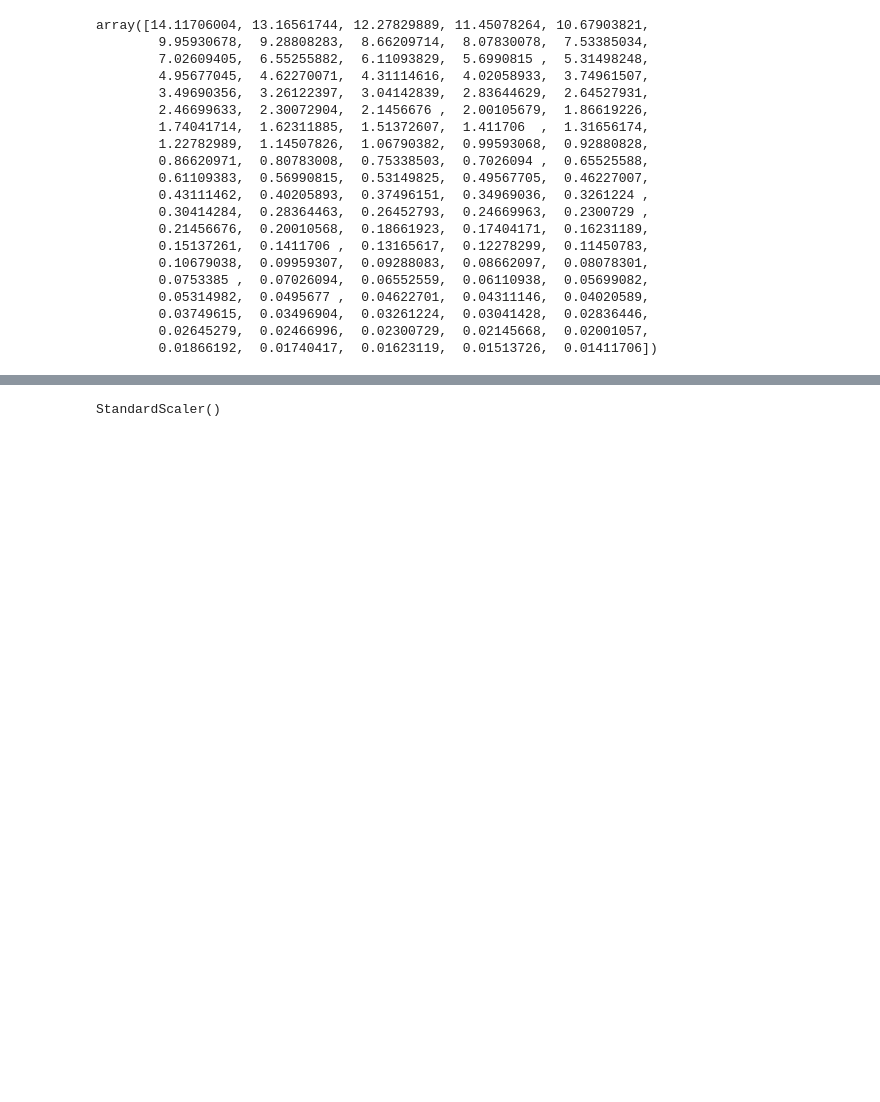
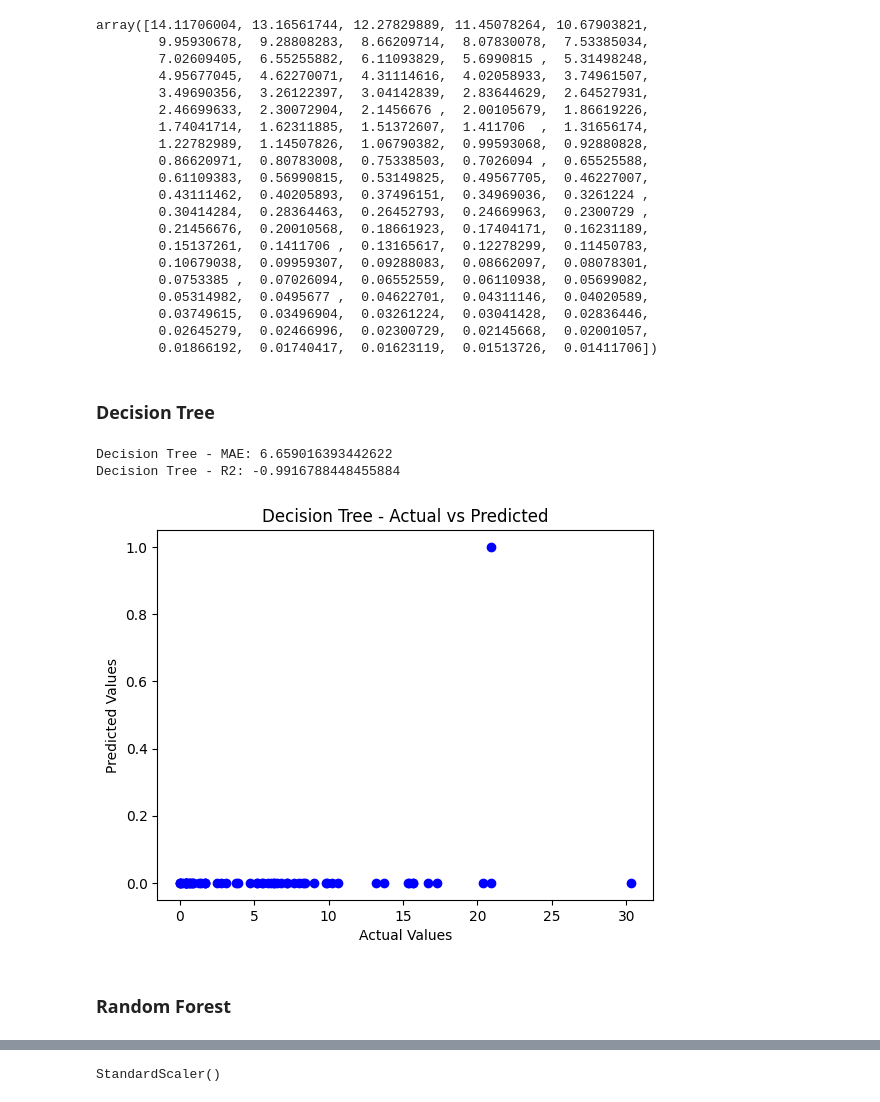
Before and after one commit to Megha-Chakraborty/Forest-Fire-Risk-Prediction, a Jupyter notebook: notebooks/3.0-Model Training.ipynb, the cells around one changed output, grey strips where cells are left out. Drawn from its saved outputs; the diff is of its cells as text; code cells hidden in the pictures; blank space fills up the shorter version.

```diff
--- a/notebooks/3.0-Model Training.ipynb
+++ b/notebooks/3.0-Model Training.ipynb
@@ -22,7 +22,7 @@ Index(['day', 'month', 'year', 'Temperature', 'RH', 'Ws', 'Rain', 'FFMC',
       dtype='object')
 # %%
 ##drop month,day and yyear
-df.drop(['day','month','year'],axis=1,inplace=True)
+df.drop(['day', 'month', 'year'], axis=1, inplace=True, errors='ignore')
 # %%
 df.head()
 # %% [output]
@@ -355,3 +355,5 @@ array([14.11706004, 13.16561744, 12.27829889, 11.45078264, 10.67903821,
         0.03749615,  0.03496904,  0.03261224,  0.03041428,  0.02836446,
         0.02645279,  0.02466996,  0.02300729,  0.02145668,  0.02001057,
         0.01866192,  0.01740417,  0.01623119,  0.01513726,  0.01411706])
+# %% [markdown]
+### Decision Tree
@@ -357,0 +363,24 @@ array([14.11706004, 13.16561744, 12.27829889, 11.45078264, 10.67903821,
+# %%
+dt = DecisionTreeRegressor(random_state=42)
+dt.fit(X_train, y_train)
+
+y_pred = dt.predict(X_test_scaled)
+
+mae = mean_absolute_error(y_test, y_pred)
+score = r2_score(y_test, y_pred)
+
+print("Decision Tree - MAE:", mae)
+print("Decision Tree - R2:", score)
+
+# Scatter plot
+plt.scatter(y_test, y_pred, color="blue")
+plt.xlabel("Actual Values")
+plt.ylabel("Predicted Values")
+plt.title("Decision Tree - Actual vs Predicted")
+plt.show()
+# %% [output]
+Decision Tree - MAE: 6.659016393442622
+Decision Tree - R2: -0.9916788448455884
+[figure, added]
+# %% [markdown]
+### Random Forest
```
Also changed, not shown: parts of 9 cells of this notebook, 13 other files.
